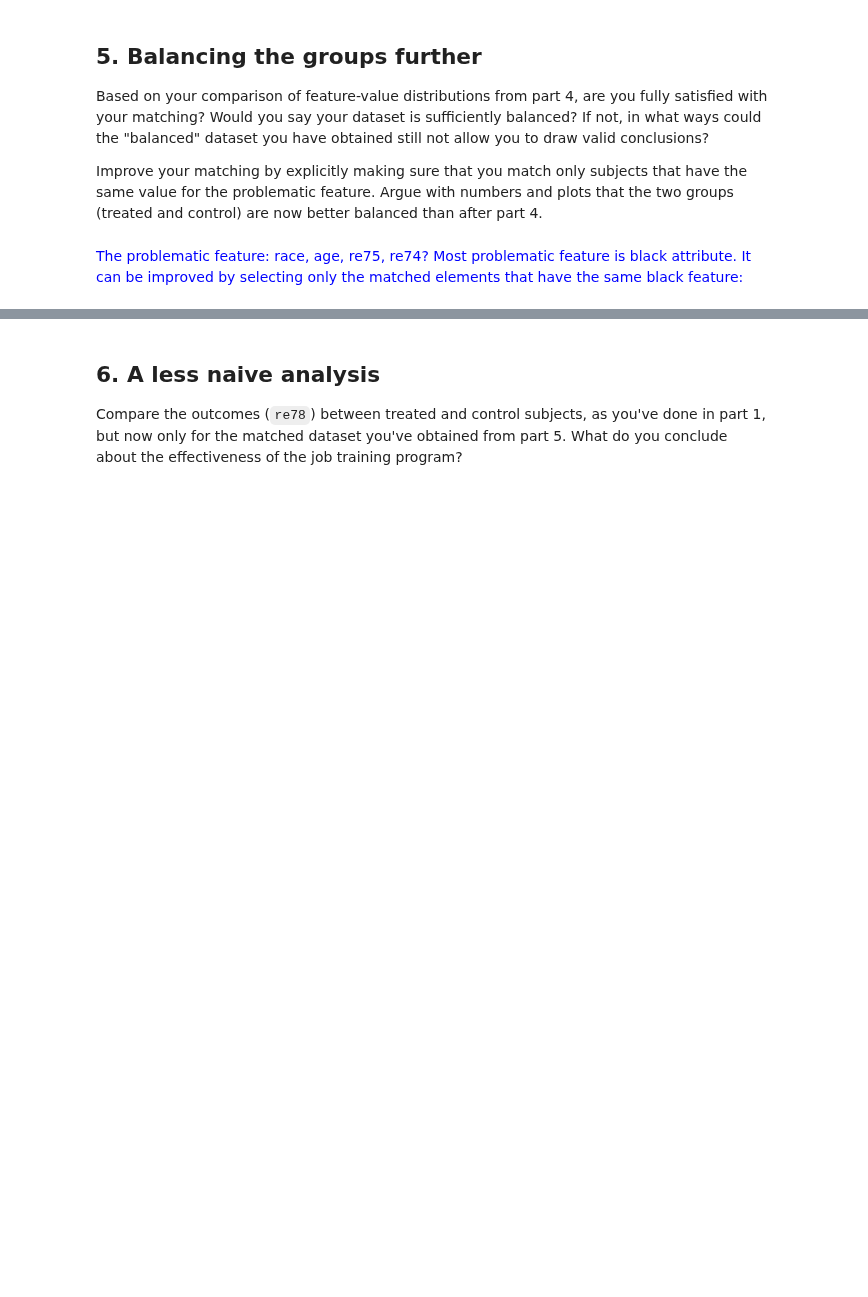
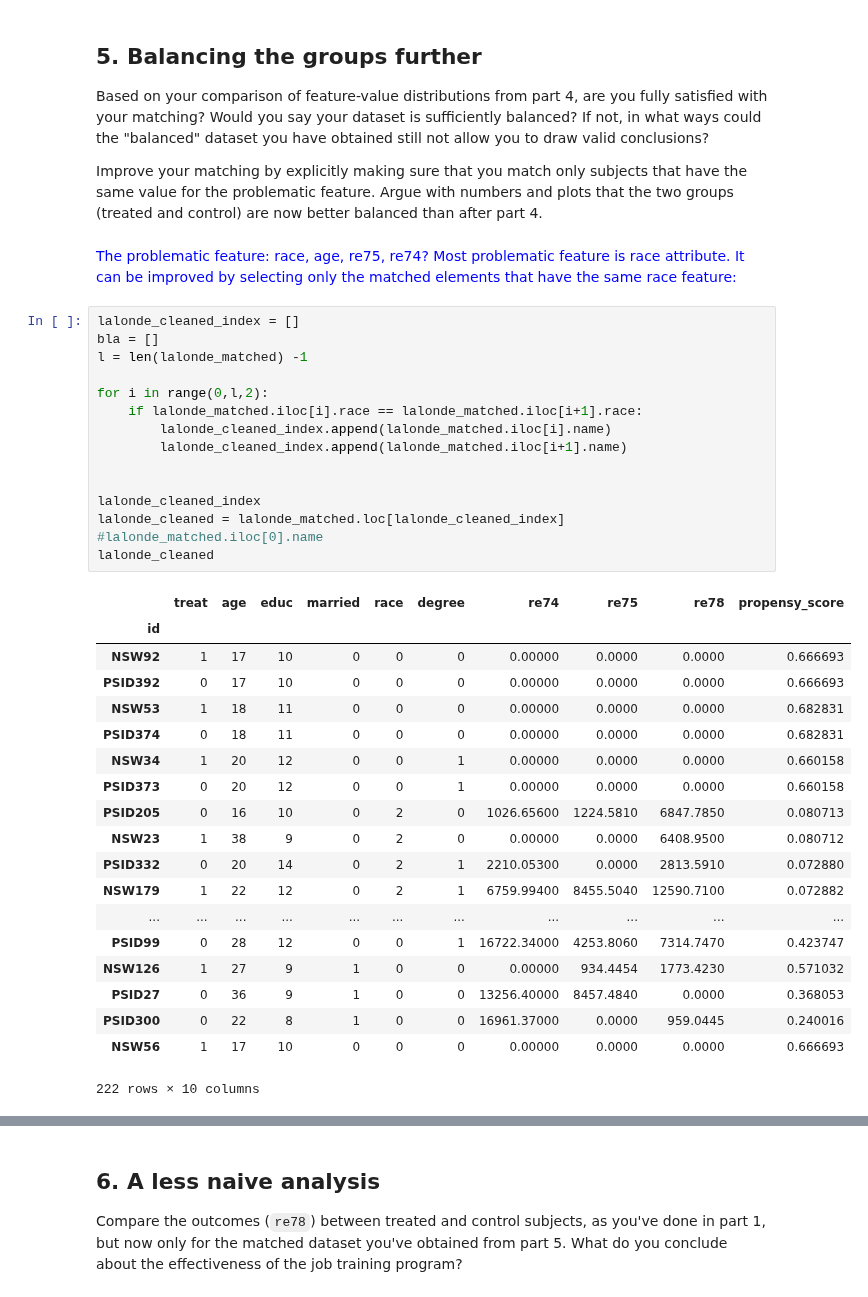
Before and after one commit to mosimann/ADA, a Jupyter notebook: 04 - Applied ML/Homework 4.ipynb, the cells around one changed output, grey strips where cells are left out. Cells and saved outputs as stored; diff of their text form; blank space fills up the shorter version.

```diff
--- a/04 - Applied ML/Homework 4.ipynb
+++ b/04 - Applied ML/Homework 4.ipynb
@@ -369,4 +369,39 @@ If not, in what ways could the "balanced" dataset you have obtained still not al
 Improve your matching by explicitly making sure that you match only subjects that have the same value for the problematic feature.
 Argue with numbers and plots that the two groups (treated and control) are now better balanced than after part 4.
 # %% [markdown]
-<span style="color:blue">The problematic feature: race, age, re75, re74? Most problematic feature is black attribute. It can be improved by selecting only the matched elements that have the same black feature:
+<span style="color:blue">The problematic feature: race, age, re75, re74? Most problematic feature is race attribute. It can be improved by selecting only the matched elements that have the same race feature:
+# %%
+lalonde_cleaned_index = []
+bla = []
+l = len(lalonde_matched) -1
+
+for i in range(0,l,2):
+    if lalonde_matched.iloc[i].race == lalonde_matched.iloc[i+1].race:
+        lalonde_cleaned_index.append(lalonde_matched.iloc[i].name)
+        lalonde_cleaned_index.append(lalonde_matched.iloc[i+1].name)
+
+
+lalonde_cleaned_index
+lalonde_cleaned = lalonde_matched.loc[lalonde_cleaned_index]
+#lalonde_matched.iloc[0].name
+lalonde_cleaned
+# %% [output]
+|  | treat | age | educ | married | race | degree | re74 | re75 | re78 | propensy_score |
+| id |  |  |  |  |  |  |  |  |  |  |
+| NSW92 | 1 | 17 | 10 | 0 | 0 | 0 | 0.00000 | 0.0000 | 0.0000 | 0.666693 |
+| PSID392 | 0 | 17 | 10 | 0 | 0 | 0 | 0.00000 | 0.0000 | 0.0000 | 0.666693 |
+| NSW53 | 1 | 18 | 11 | 0 | 0 | 0 | 0.00000 | 0.0000 | 0.0000 | 0.682831 |
+| PSID374 | 0 | 18 | 11 | 0 | 0 | 0 | 0.00000 | 0.0000 | 0.0000 | 0.682831 |
+| NSW34 | 1 | 20 | 12 | 0 | 0 | 1 | 0.00000 | 0.0000 | 0.0000 | 0.660158 |
+| PSID373 | 0 | 20 | 12 | 0 | 0 | 1 | 0.00000 | 0.0000 | 0.0000 | 0.660158 |
+| PSID205 | 0 | 16 | 10 | 0 | 2 | 0 | 1026.65600 | 1224.5810 | 6847.7850 | 0.080713 |
+| NSW23 | 1 | 38 | 9 | 0 | 2 | 0 | 0.00000 | 0.0000 | 6408.9500 | 0.080712 |
+| PSID332 | 0 | 20 | 14 | 0 | 2 | 1 | 2210.05300 | 0.0000 | 2813.5910 | 0.072880 |
+| NSW179 | 1 | 22 | 12 | 0 | 2 | 1 | 6759.99400 | 8455.5040 | 12590.7100 | 0.072882 |
+| ... | ... | ... | ... | ... | ... | ... | ... | ... | ... | ... |
+| PSID99 | 0 | 28 | 12 | 0 | 0 | 1 | 16722.34000 | 4253.8060 | 7314.7470 | 0.423747 |
+| NSW126 | 1 | 27 | 9 | 1 | 0 | 0 | 0.00000 | 934.4454 | 1773.4230 | 0.571032 |
+| PSID27 | 0 | 36 | 9 | 1 | 0 | 0 | 13256.40000 | 8457.4840 | 0.0000 | 0.368053 |
+| PSID300 | 0 | 22 | 8 | 1 | 0 | 0 | 16961.37000 | 0.0000 | 959.0445 | 0.240016 |
+| NSW56 | 1 | 17 | 10 | 0 | 0 | 0 | 0.00000 | 0.0000 | 0.0000 | 0.666693 |
+222 rows × 10 columns
```
Also changed, not shown: parts of 5 cells of this notebook.
